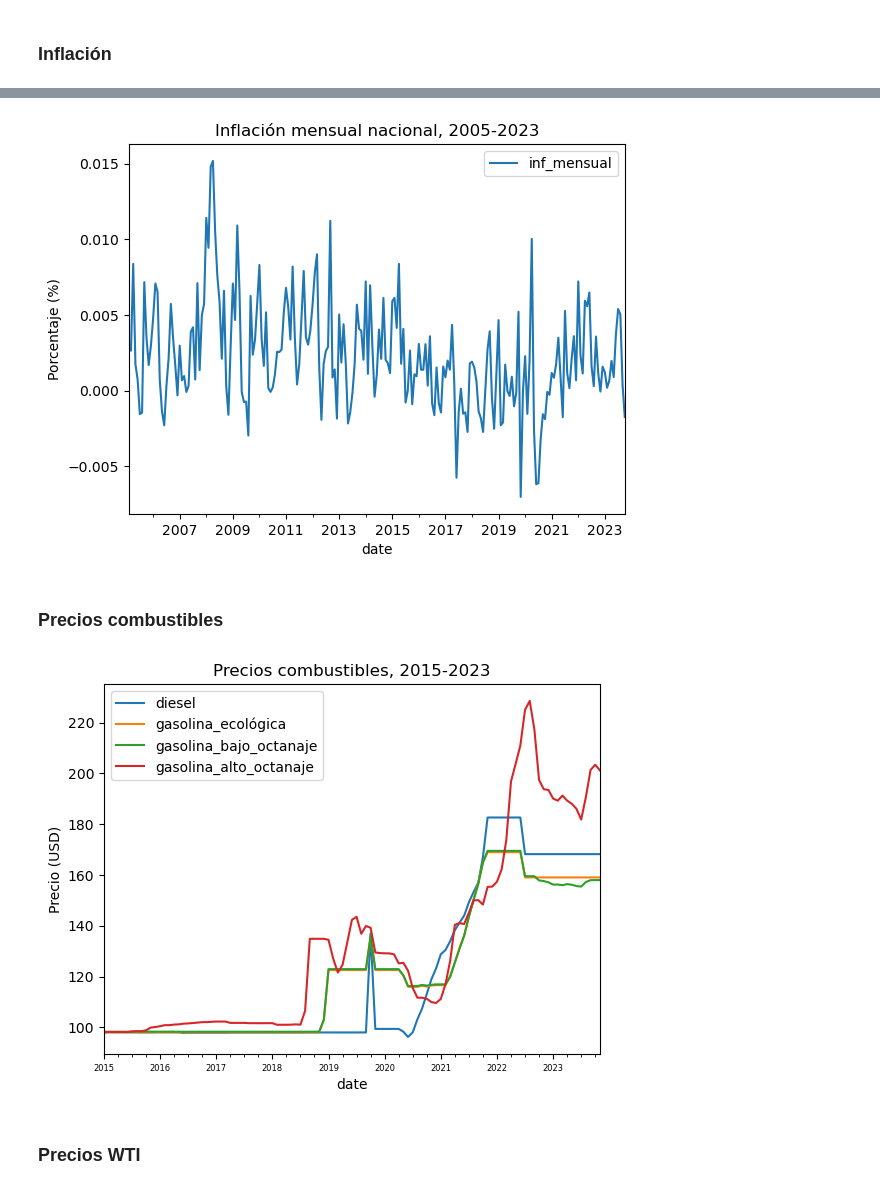
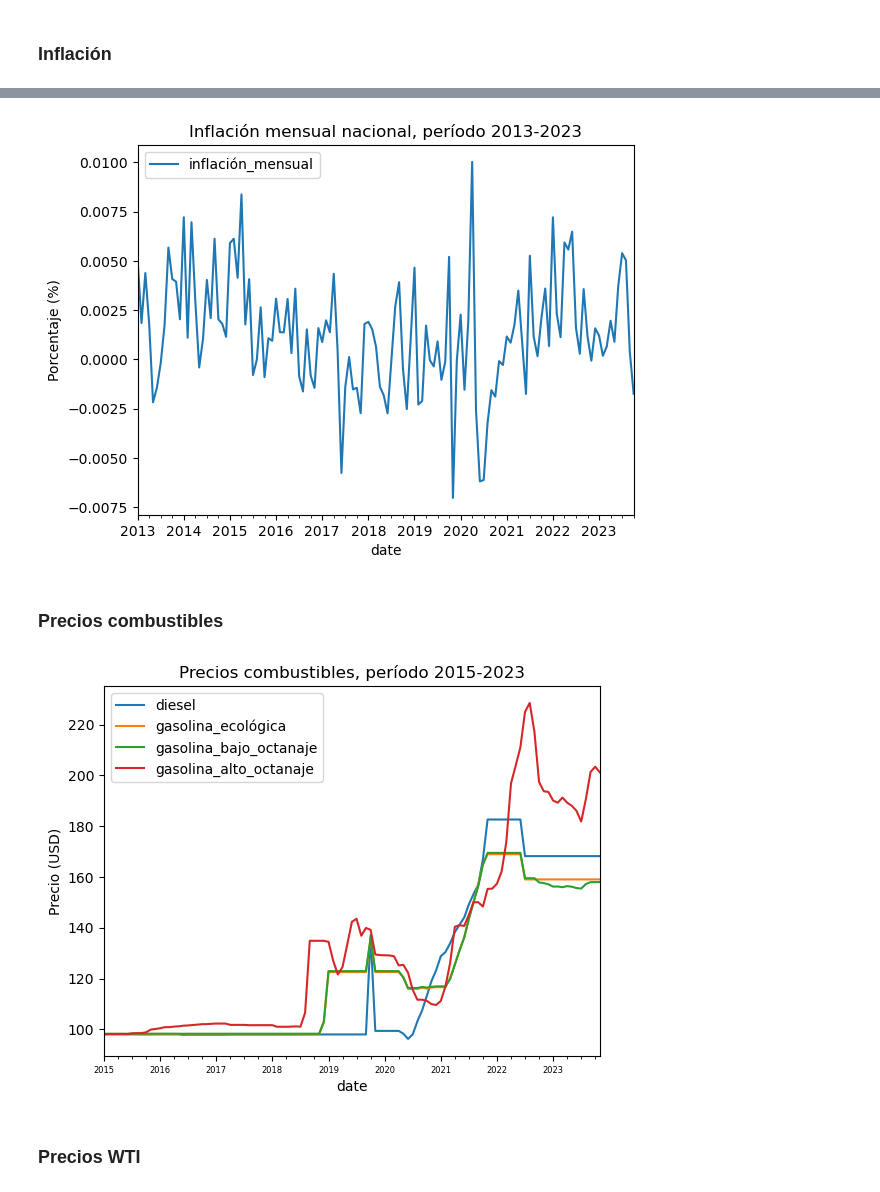
Before and after one commit to IFTrejoM/time-series-fertilizer-price-predictor, a Jupyter notebook: web_scrapping.ipynb, the cells around one changed output, grey strips where cells are left out. Drawn from its saved outputs; the diff is of its cells as text; code cells hidden in the pictures.

```diff
--- a/web_scrapping.ipynb
+++ b/web_scrapping.ipynb
@@ -19,0 +13,9 @@ plt.show()
+# %%
+# Obtener período de análisis:
+años_precios_fertilizantes = precios_fertilizantes.index.year.unique()
+primer_año_análisis = str(años_precios_fertilizantes.min())
+último_año_análisis = str(años_precios_fertilizantes.max())
+
+# Revisar período de análisis:
+print('Primer año de análisis: ', primer_año_análisis)
+print('Último año de análisis: ', último_año_análisis)
@@ -24,17 +36,18 @@ inf_mensual = pd.read_csv('data\inflación_mensual.csv')
 # %%
-inf_mensual['Inflación mensual general'] = inf_mensual['Inflación mensual general'].str.replace(',', '.')
+inflación_mensual = pd.read_csv('data\inflación_mensual.csv')
 
-inf_mensual_nacional = inf_mensual\
+inflación_mensual['Inflación mensual general'] = inflación_mensual['Inflación mensual general'].str.replace(',', '.')
+
+inflación_mensual_nacional = inflación_mensual\
     .rename(columns={
         'Mes': 'date',
-        'Inflación mensual general': 'inf_mensual'
+        'Inflación mensual general': 'inflación_mensual'
         })\
     .astype({
         'date': 'datetime64[ns]',
-        'inf_mensual': 'float'
+        'inflación_mensual': 'float'
         })\
-    [inf_mensual['Región'] == 'NACIONAL']\
+    [inflación_mensual['Región'] == 'NACIONAL']\
     .drop(columns=['Año', 'Región'])\
-    .set_index('date')
-
-inf_mensual_nacional.info()
+    .set_index('date')\
+    [primer_año_análisis:último_año_análisis]
@@ -50,9 +54,9 @@ memory usage: 3.5 KB
 # %%
-inf_mensual_nacional.plot()
-plt.title("Inflación mensual nacional, 2005-2023")
+inflación_mensual_nacional.plot()
+plt.title(f"Inflación mensual nacional, período {primer_año_análisis}-{último_año_análisis}")
 plt.ylabel("Porcentaje (%)")
 plt.show()
 # %% [output]
-[figure, old version]
+[figure, new version]
 # %% [markdown]
 ### Precios combustibles
@@ -59,16 +82,12 @@ plt.show()
 # %%
-precios_combustibles = pd.read_excel('data\precios-combustibles.xlsx')
-
-precios_combustibles['date'] = pd.to_datetime(precios_combustibles['date'])
-precios_combustibles.set_index('date', inplace=True)
-
+# Graficar precios de combustibles:
 precios_combustibles.plot()
-plt.title("Precios combustibles, 2015-2023")
+plt.title(f"Precios combustibles, período 2015-{último_año_análisis}")
 plt.ylabel("Precio (USD)")
 plt.xticks(size=6)
 plt.show()
 # %% [output]
-[figure, old version]
+[figure, new version]
 # %% [markdown]
 ### Precios WTI
 # %%
```
Also changed, not shown: parts of 26 cells of this notebook, 6 other files.
